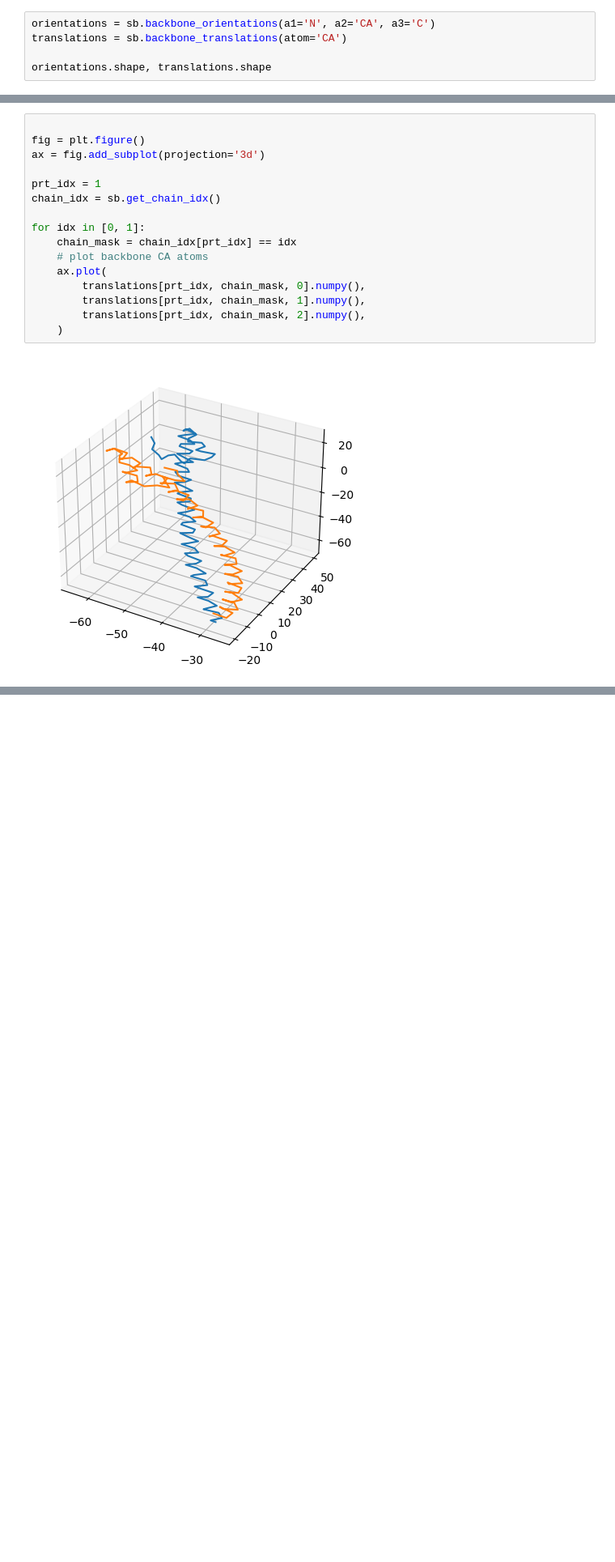
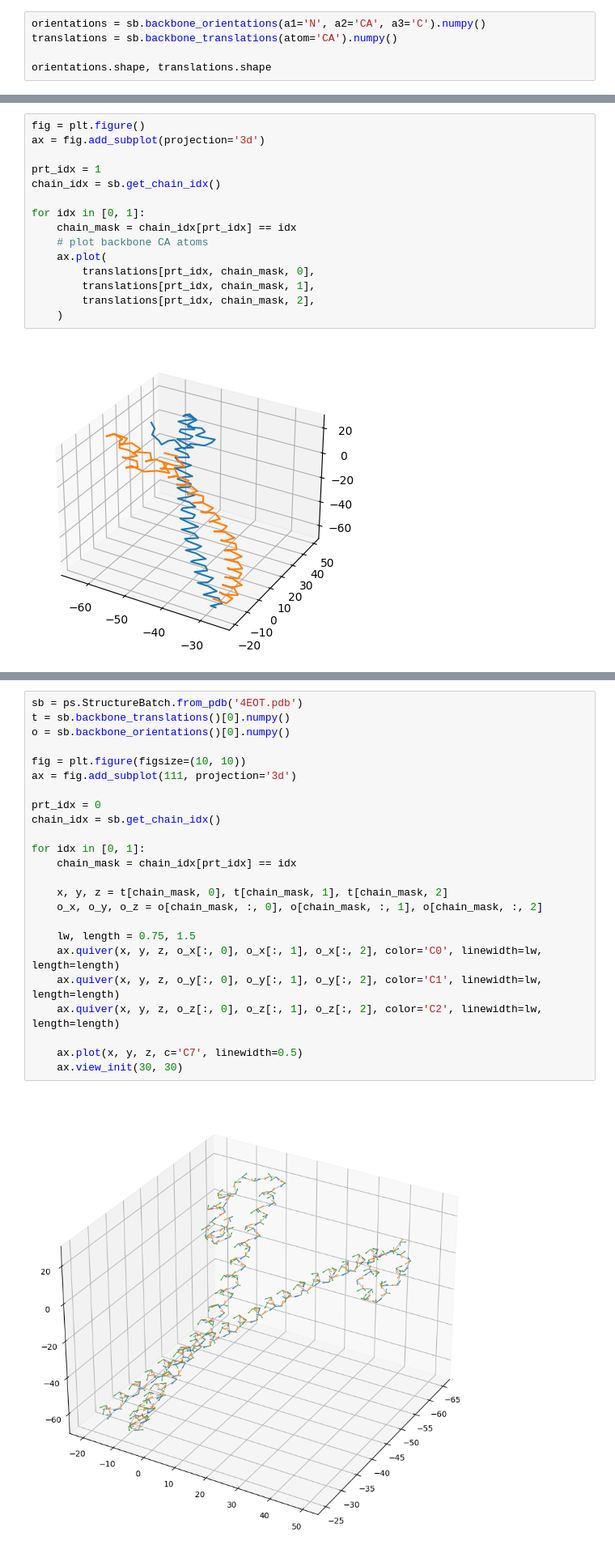
Before and after one commit to dohlee/protstruc, a Jupyter notebook: docs/tutorials/backbone_orientations_and_translations.ipynb, the cells around one changed output, grey strips where cells are left out. Shown at 81% size. Cells and saved outputs as stored; diff of their text form; blank space fills up the shorter version.

Commit message:
update backbone orientation and translation tutorial

```diff
--- a/docs/tutorials/backbone_orientations_and_translations.ipynb
+++ b/docs/tutorials/backbone_orientations_and_translations.ipynb
@@ -9,6 +12,6 @@ sb = ps.StructureBatch.from_pdb_id(pdb_ids)
 # %%
-orientations = sb.backbone_orientations(a1='N', a2='CA', a3='C')
-translations = sb.backbone_translations(atom='CA')
+orientations = sb.backbone_orientations(a1='N', a2='CA', a3='C').numpy()
+translations = sb.backbone_translations(atom='CA').numpy()
 
 orientations.shape, translations.shape
 # %% [output]
@@ -16,5 +29,4 @@ orientations.shape, translations.shape
 # %%
-
 fig = plt.figure()
 ax = fig.add_subplot(projection='3d')
 
@@ -25,9 +37,9 @@ for idx in [0, 1]:
     chain_mask = chain_idx[prt_idx] == idx
     # plot backbone CA atoms
     ax.plot(
-        translations[prt_idx, chain_mask, 0].numpy(),
-        translations[prt_idx, chain_mask, 1].numpy(),
-        translations[prt_idx, chain_mask, 2].numpy(),
+        translations[prt_idx, chain_mask, 0],
+        translations[prt_idx, chain_mask, 1],
+        translations[prt_idx, chain_mask, 2],
     )
 # %% [output]
 [figure]
@@ -33,0 +48,26 @@ for idx in [0, 1]:
+# %%
+sb = ps.StructureBatch.from_pdb('4EOT.pdb')
+t = sb.backbone_translations()[0].numpy()
+o = sb.backbone_orientations()[0].numpy()
+
+fig = plt.figure(figsize=(10, 10))
+ax = fig.add_subplot(111, projection='3d')
+
+prt_idx = 0
+chain_idx = sb.get_chain_idx()
+
+for idx in [0, 1]:
+    chain_mask = chain_idx[prt_idx] == idx
+
+    x, y, z = t[chain_mask, 0], t[chain_mask, 1], t[chain_mask, 2]
+    o_x, o_y, o_z = o[chain_mask, :, 0], o[chain_mask, :, 1], o[chain_mask, :, 2]
+
+    lw, length = 0.75, 1.5
+    ax.quiver(x, y, z, o_x[:, 0], o_x[:, 1], o_x[:, 2], color='C0', linewidth=lw, length=length)
+    ax.quiver(x, y, z, o_y[:, 0], o_y[:, 1], o_y[:, 2], color='C1', linewidth=lw, length=length)
+    ax.quiver(x, y, z, o_z[:, 0], o_z[:, 1], o_z[:, 2], color='C2', linewidth=lw, length=length)
+
+    ax.plot(x, y, z, c='C7', linewidth=0.5)
+    ax.view_init(30, 30)
+# %% [output]
+[figure, added]
```
Also changed, not shown: parts of 6 cells of this notebook, 5 other files.
